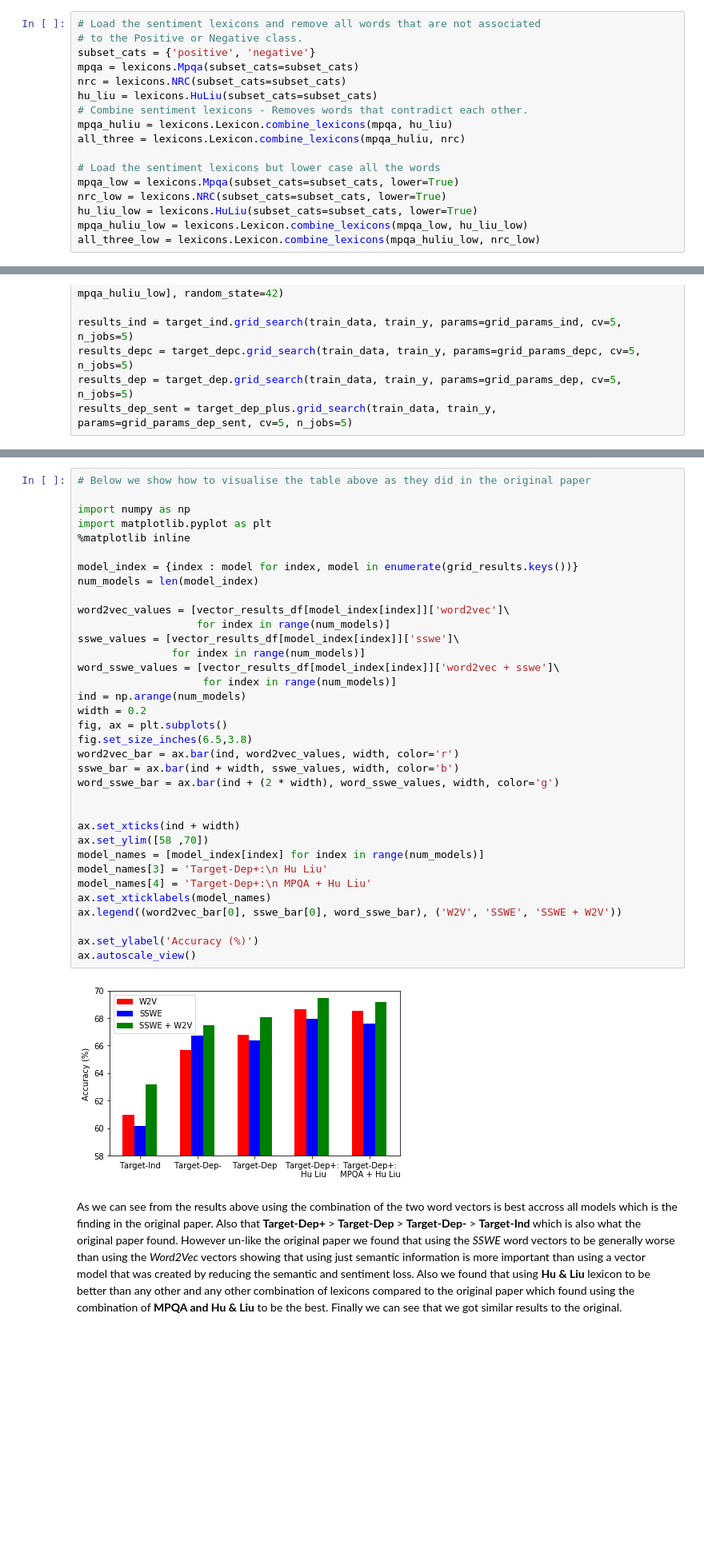
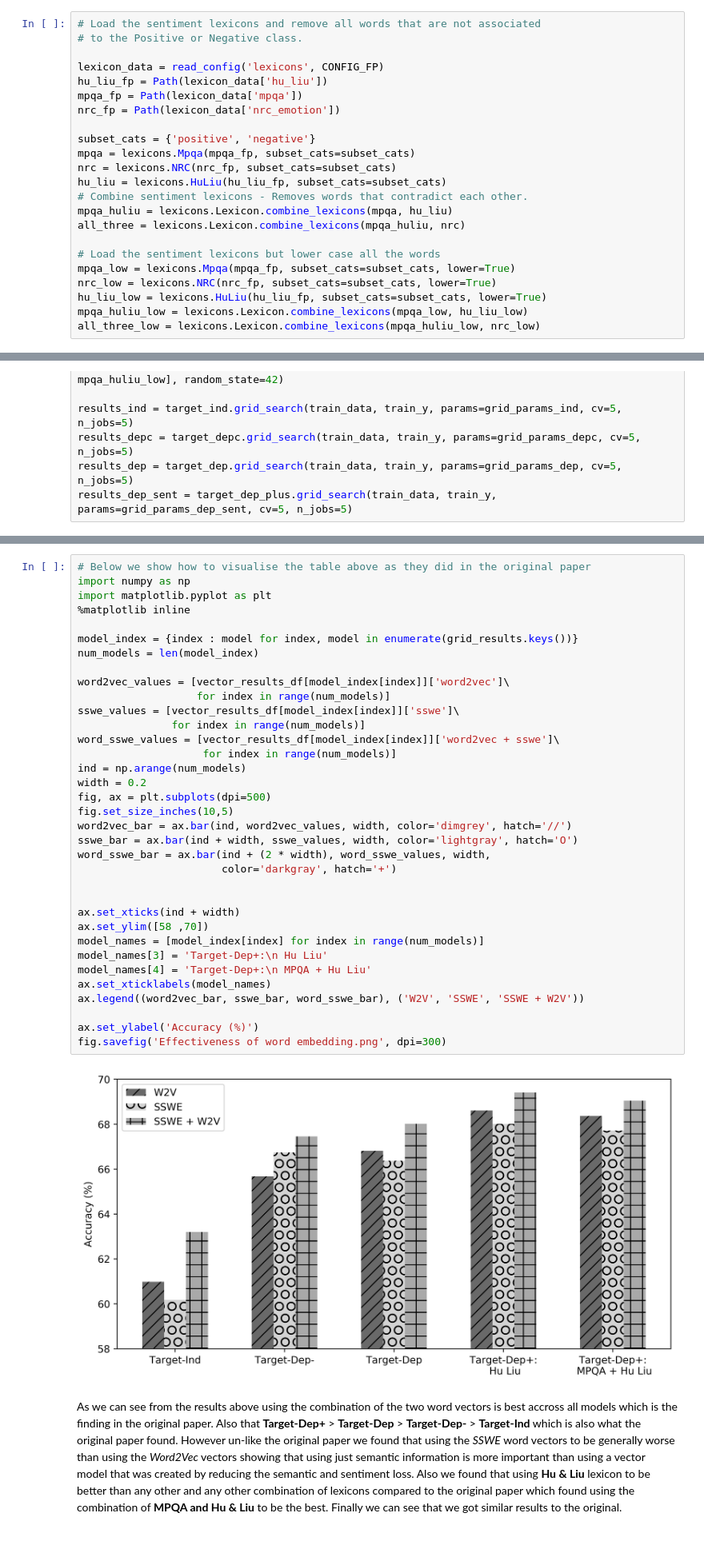
Before and after one commit to apmoore1/Bella, a Jupyter notebook: notebooks/target_model.ipynb, the cells around one changed output, grey strips where cells are left out. Shown at 80% size. Drawn from its saved outputs; the diff is of its cells as text; blank space fills up the shorter version.

```diff
--- a/notebooks/target_model.ipynb
+++ b/notebooks/target_model.ipynb
@@ -96,18 +114,24 @@ Below we present the size of the sentiment lexicon once it has been processed an
 # %%
 # Load the sentiment lexicons and remove all words that are not associated
 # to the Positive or Negative class.
+
+lexicon_data = read_config('lexicons', CONFIG_FP)
+hu_liu_fp = Path(lexicon_data['hu_liu'])
+mpqa_fp = Path(lexicon_data['mpqa'])
+nrc_fp = Path(lexicon_data['nrc_emotion'])
+
 subset_cats = {'positive', 'negative'}
-mpqa = lexicons.Mpqa(subset_cats=subset_cats)
-nrc = lexicons.NRC(subset_cats=subset_cats)
-hu_liu = lexicons.HuLiu(subset_cats=subset_cats)
+mpqa = lexicons.Mpqa(mpqa_fp, subset_cats=subset_cats)
+nrc = lexicons.NRC(nrc_fp, subset_cats=subset_cats)
+hu_liu = lexicons.HuLiu(hu_liu_fp, subset_cats=subset_cats)
 # Combine sentiment lexicons - Removes words that contradict each other.
 mpqa_huliu = lexicons.Lexicon.combine_lexicons(mpqa, hu_liu)
 all_three = lexicons.Lexicon.combine_lexicons(mpqa_huliu, nrc)
 
 # Load the sentiment lexicons but lower case all the words
-mpqa_low = lexicons.Mpqa(subset_cats=subset_cats, lower=True)
-nrc_low = lexicons.NRC(subset_cats=subset_cats, lower=True)
-hu_liu_low = lexicons.HuLiu(subset_cats=subset_cats, lower=True)
+mpqa_low = lexicons.Mpqa(mpqa_fp, subset_cats=subset_cats, lower=True)
+nrc_low = lexicons.NRC(nrc_fp, subset_cats=subset_cats, lower=True)
+hu_liu_low = lexicons.HuLiu(hu_liu_fp, subset_cats=subset_cats, lower=True)
 mpqa_huliu_low = lexicons.Lexicon.combine_lexicons(mpqa_low, hu_liu_low)
 all_three_low = lexicons.Lexicon.combine_lexicons(mpqa_huliu_low, nrc_low)
 # %%
@@ -227,40 +251,40 @@ vector_results_df
 # %%
 # Below we show how to visualise the table above as they did in the original paper
-
 import numpy as np
 import matplotlib.pyplot as plt
 %matplotlib inline
 
 model_index = {index : model for index, model in enumerate(grid_results.keys())}
 num_models = len(model_index)
 
 word2vec_values = [vector_results_df[model_index[index]]['word2vec']\
                    for index in range(num_models)]
 sswe_values = [vector_results_df[model_index[index]]['sswe']\
                for index in range(num_models)]
 word_sswe_values = [vector_results_df[model_index[index]]['word2vec + sswe']\
                     for index in range(num_models)]
 ind = np.arange(num_models)
 width = 0.2
-fig, ax = plt.subplots()
-fig.set_size_inches(6.5,3.8)
-word2vec_bar = ax.bar(ind, word2vec_values, width, color='r')
-sswe_bar = ax.bar(ind + width, sswe_values, width, color='b')
-word_sswe_bar = ax.bar(ind + (2 * width), word_sswe_values, width, color='g')
+fig, ax = plt.subplots(dpi=500)
+fig.set_size_inches(10,5)
+word2vec_bar = ax.bar(ind, word2vec_values, width, color='dimgrey', hatch='//')
+sswe_bar = ax.bar(ind + width, sswe_values, width, color='lightgray', hatch='O')
+word_sswe_bar = ax.bar(ind + (2 * width), word_sswe_values, width,
+                       color='darkgray', hatch='+')
 
 
 ax.set_xticks(ind + width)
 ax.set_ylim([58 ,70])
 model_names = [model_index[index] for index in range(num_models)]
 model_names[3] = 'Target-Dep+:\n Hu Liu'
 model_names[4] = 'Target-Dep+:\n MPQA + Hu Liu'
 ax.set_xticklabels(model_names)
-ax.legend((word2vec_bar[0], sswe_bar[0], word_sswe_bar), ('W2V', 'SSWE', 'SSWE + W2V'))
+ax.legend((word2vec_bar, sswe_bar, word_sswe_bar), ('W2V', 'SSWE', 'SSWE + W2V'))
 
 ax.set_ylabel('Accuracy (%)')
-ax.autoscale_view()
+fig.savefig('Effectiveness of word embedding.png', dpi=300)
 # %% [output]
-[figure, old version]
+[figure, new version]
 # %% [markdown]
 As we can see from the results above using the combination of the two word vectors is best accross all models which is the finding in the original paper. Also that **Target-Dep+** > **Target-Dep** > **Target-Dep-** > **Target-Ind** which is also what the original paper found. However un-like the original paper we found that using the *SSWE* word vectors to be generally worse than using the *Word2Vec* vectors showing that using just semantic information is more important than using a vector model that was created by reducing the semantic and sentiment loss. Also we found that using **Hu & Liu** lexicon to be better than any other and any other combination of lexicons compared to the original paper which found using the combination of **MPQA and Hu & Liu** to be the best. Finally we can see that we got similar results to the original.
 
```
Also changed, not shown: parts of 12 cells of this notebook, 2 other files.
